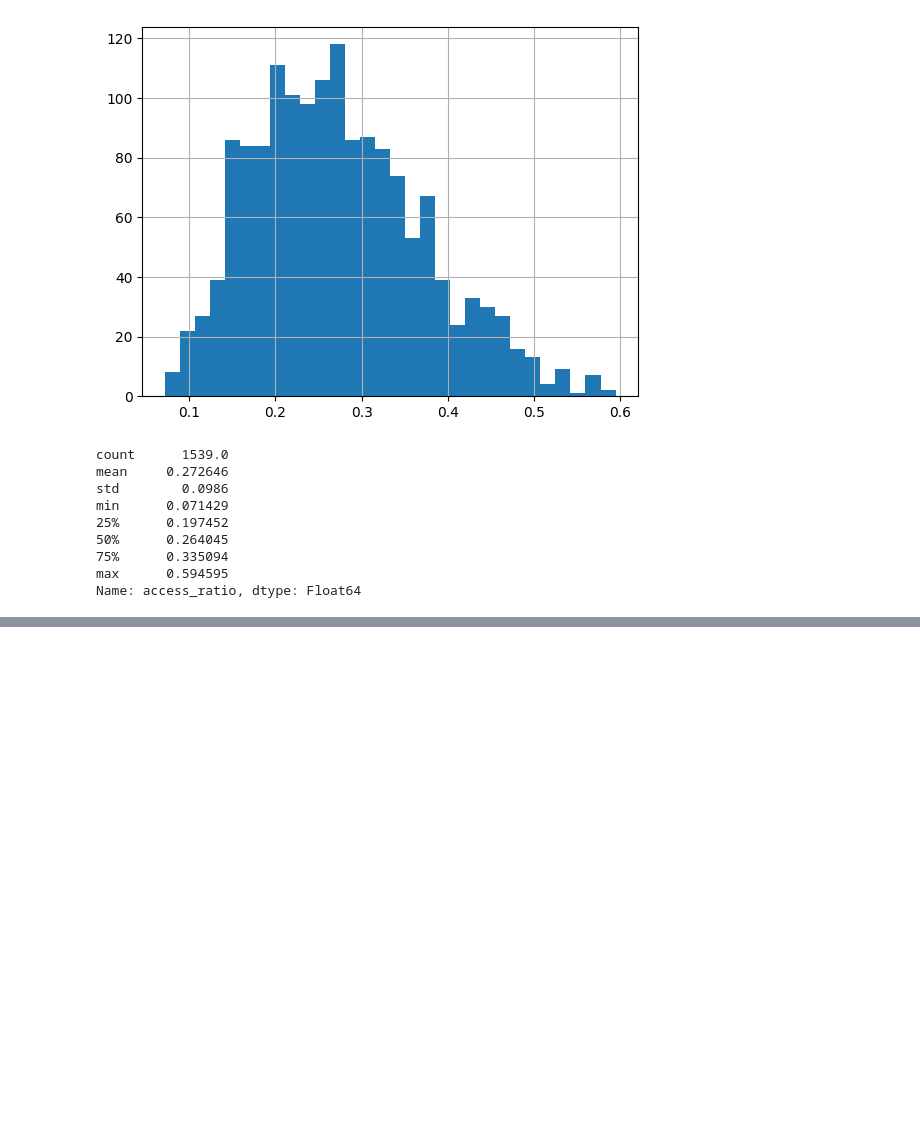
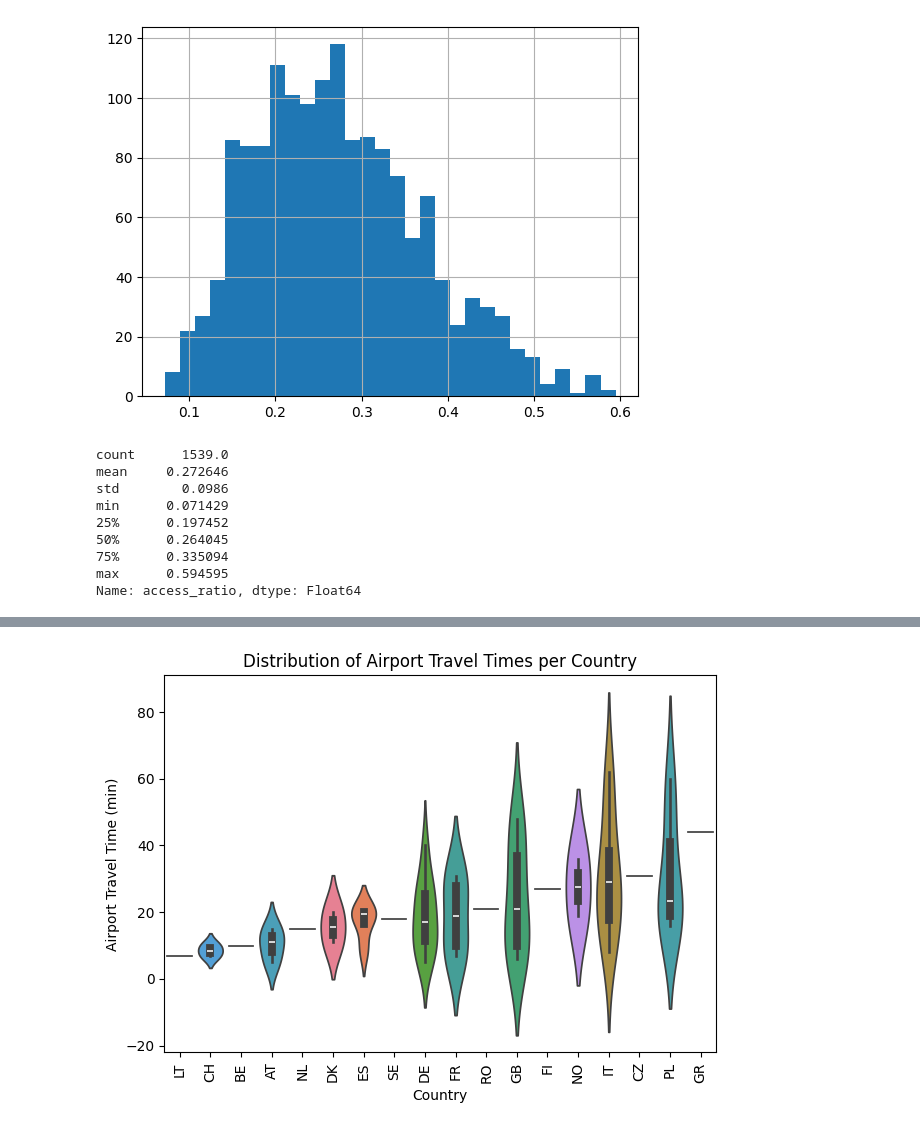
Before and after one commit to PhilippS01/ExDEx-A2, a Jupyter notebook: src/Q3_Analysis.ipynb, the cells around one changed output, grey strips where cells are left out. Cells and saved outputs as stored; diff of their text form; code cells hidden in the pictures; blank space fills up the shorter version.

```diff
--- a/src/Q3_Analysis.ipynb
+++ b/src/Q3_Analysis.ipynb
@@ -539,0 +486,7 @@ np.float64(0.8348888723225518)
+# %%
+# Extract IATA → ISO country mapping from the global airport data
+iata_to_country = df_airports_global_raw.set_index("iata_code")["iso_country"].to_dict()
+
+# Map origin and destination IATA codes to countries ISO
+df_clean["origin_country"] = df_clean["origin_iata"].map(iata_to_country)
+df_clean["destination_country"] = df_clean["destination_iata"].map(iata_to_country)
@@ -539,0 +551,20 @@ np.float64(0.8348888723225518)
+# %%
+# Sort countries by mean travel time
+order = country_stats["mean"].sort_values().index
+
+sns.violinplot(
+    data=all_airports_unique,
+    x="country",
+    y="travel_time",
+    order=order,
+    hue="country"
+)
+
+plt.xticks(rotation=90)
+plt.title("Distribution of Airport Travel Times per Country")
+plt.ylabel("Airport Travel Time (min)")
+plt.xlabel("Country")
+plt.tight_layout()
+plt.show()
+# %% [output]
+[figure, added]
```
Also changed, not shown: parts of 43 cells of this notebook, 2 other files.
